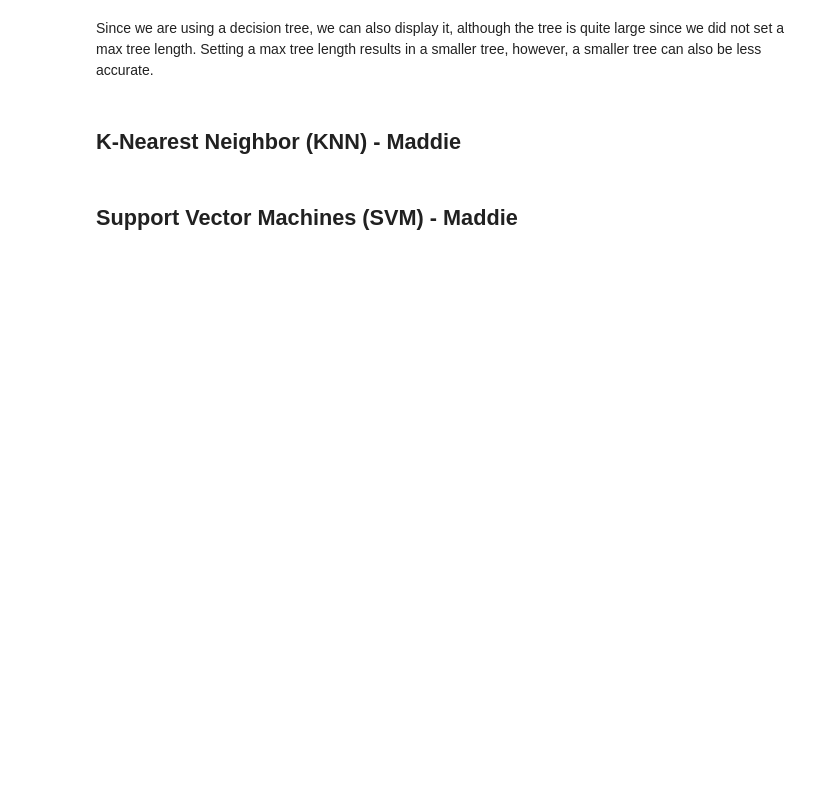
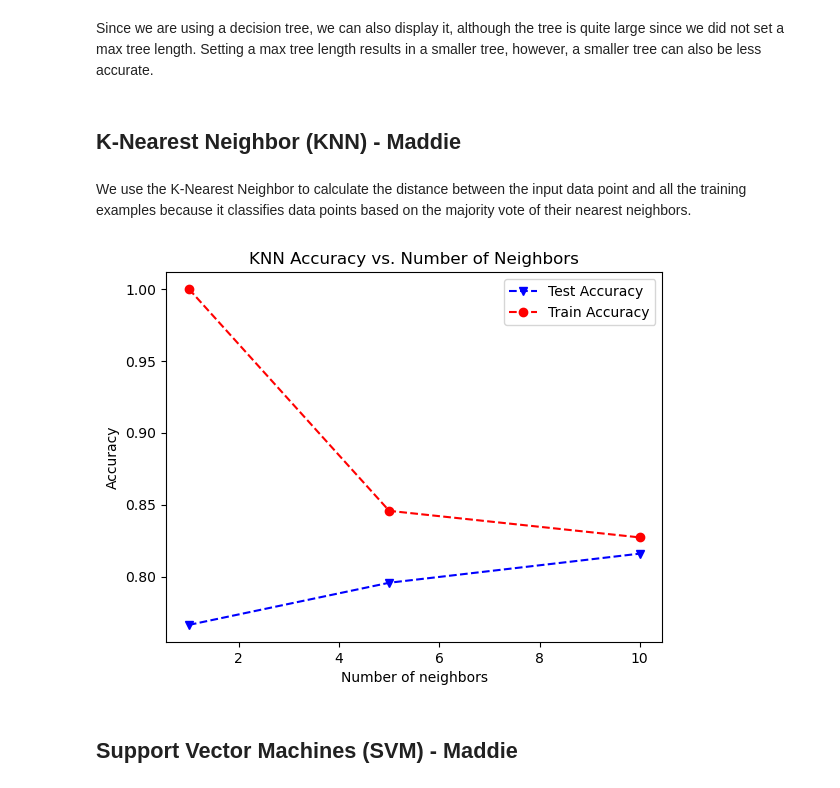
Before and after one commit to itspennyh/CSC177_Classification_Models, a Jupyter notebook: prev_proj_classification/housing_classification.ipynb, the cells around one changed output. Cells and saved outputs as stored; diff of their text form; code cells hidden in the pictures; blank space fills up the shorter version.

Commit message:
Updated with KNN, SVM, and Logit
Part 1: Rahul and Maddie

```diff
--- a/prev_proj_classification/housing_classification.ipynb
+++ b/prev_proj_classification/housing_classification.ipynb
@@ -15,7 +15,7 @@ import numpy as np
 import matplotlib.pyplot as plt
 import pandas as pd
 
-housing_df = pd.read_csv('./data/Housing.csv')
+housing_df = pd.read_csv(r'C:\Users\maddi\Downloads\Housing.csv')
 housing_df.head()
 # %% [output]
 |  | Avg. Area Income | Avg. Area House Age | Avg. Area Number of Rooms | Avg. Area Number of Bedrooms | Area Population | ... |
@@ -146,5 +146,32 @@ Since we are using a decision tree, we can also display it, although the tree is
 # plt.show()
 # %% [markdown]
 ## K-Nearest Neighbor (KNN) - Maddie
+# %% [markdown]
+We use the K-Nearest Neighbor to calculate the distance between the input data point and all the training examples because it classifies data points based on the majority vote of their nearest neighbors.
+# %%
+from sklearn.neighbors import KNeighborsClassifier
+from sklearn.metrics import accuracy_score
+import matplotlib.pyplot as plt
+
+numNeighbors = [1, 5, 10]
+testAcc = []
+trainAcc = []
+
+for k in numNeighbors:
+    clf = KNeighborsClassifier(n_neighbors=k, metric='minkowski', p=2)
+    clf.fit(X_train, y_train)
+    knn_pred = clf.predict(X_test)
+    knn_pred_train = clf.predict(X_train)
+    testAcc.append(accuracy_score(y_test, knn_pred))
+    trainAcc.append(accuracy_score(y_train, knn_pred_train))
+
+plt.plot(numNeighbors, testAcc, 'bv--', numNeighbors, trainAcc, 'ro--')
+plt.legend(['Test Accuracy', 'Train Accuracy'])
+plt.xlabel('Number of neighbors')
+plt.ylabel('Accuracy')
+plt.title('KNN Accuracy vs. Number of Neighbors')
+plt.show()
+# %% [output]
+[figure, added]
 # %% [markdown]
 ## Support Vector Machines (SVM) - Maddie
```
Also changed, not shown: parts of 5 cells of this notebook.
